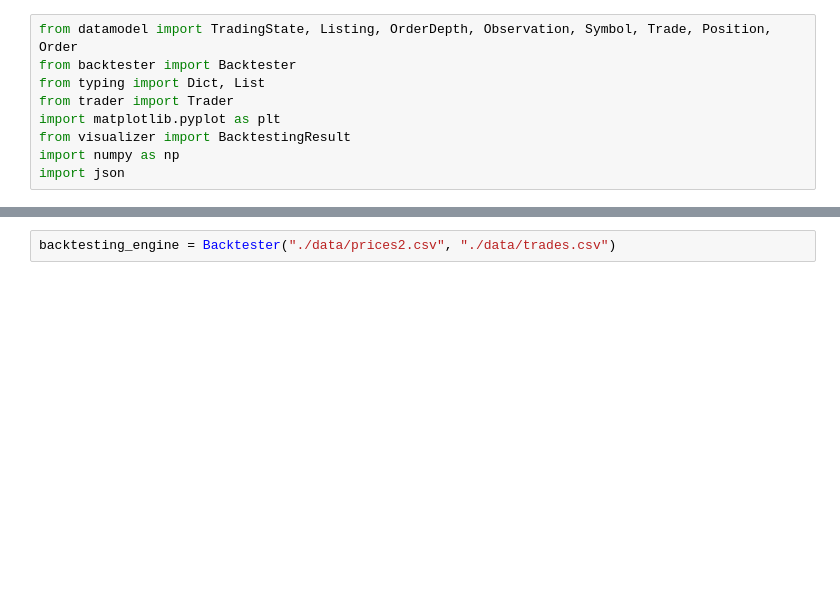
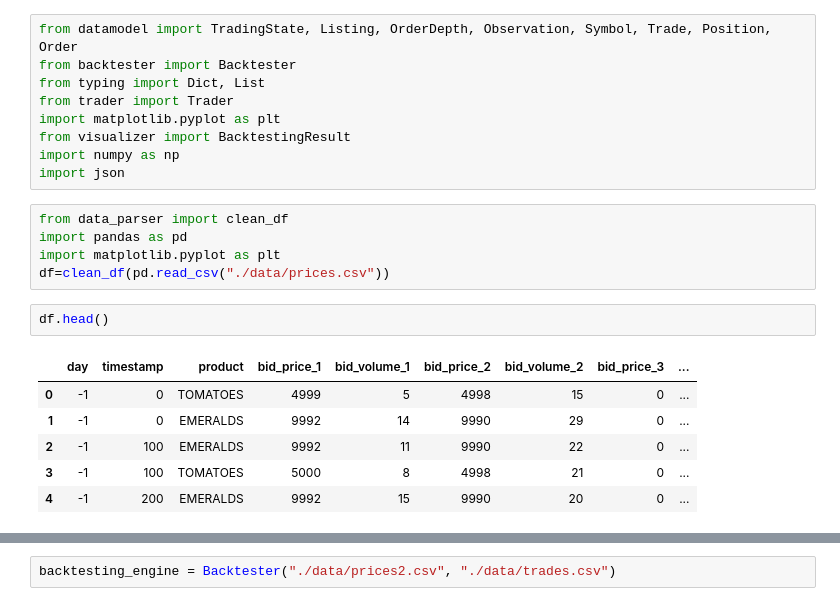
Before and after one commit to danielhyuncoder/IMC-Trading-Prosperity-Competition-04, a Jupyter notebook: backtesting_engine/round1research.ipynb, the cells around one changed output, grey strips where cells are left out. Drawn from its saved outputs; the diff is of its cells as text; blank space fills up the shorter version.

```diff
--- a/backtesting_engine/round1research.ipynb
+++ b/backtesting_engine/round1research.ipynb
@@ -7,3 +7,17 @@ import matplotlib.pyplot as plt
 from visualizer import BacktestingResult
 import numpy as np
 import json
+# %%
+from data_parser import clean_df
+import pandas as pd
+import matplotlib.pyplot as plt
+df=clean_df(pd.read_csv("./data/prices.csv"))
+# %%
+df.head()
+# %% [output]
+|  | day | timestamp | product | bid_price_1 | bid_volume_1 | bid_price_2 | bid_volume_2 | bid_price_3 | ... |
+| 0 | -1 | 0 | TOMATOES | 4999 | 5 | 4998 | 15 | 0 | ... |
+| 1 | -1 | 0 | EMERALDS | 9992 | 14 | 9990 | 29 | 0 | ... |
+| 2 | -1 | 100 | EMERALDS | 9992 | 11 | 9990 | 22 | 0 | ... |
+| 3 | -1 | 100 | TOMATOES | 5000 | 8 | 4998 | 21 | 0 | ... |
+| 4 | -1 | 200 | EMERALDS | 9992 | 15 | 9990 | 20 | 0 | ... |
```
Also changed, not shown: parts of 11 cells of this notebook, 1 other file.
